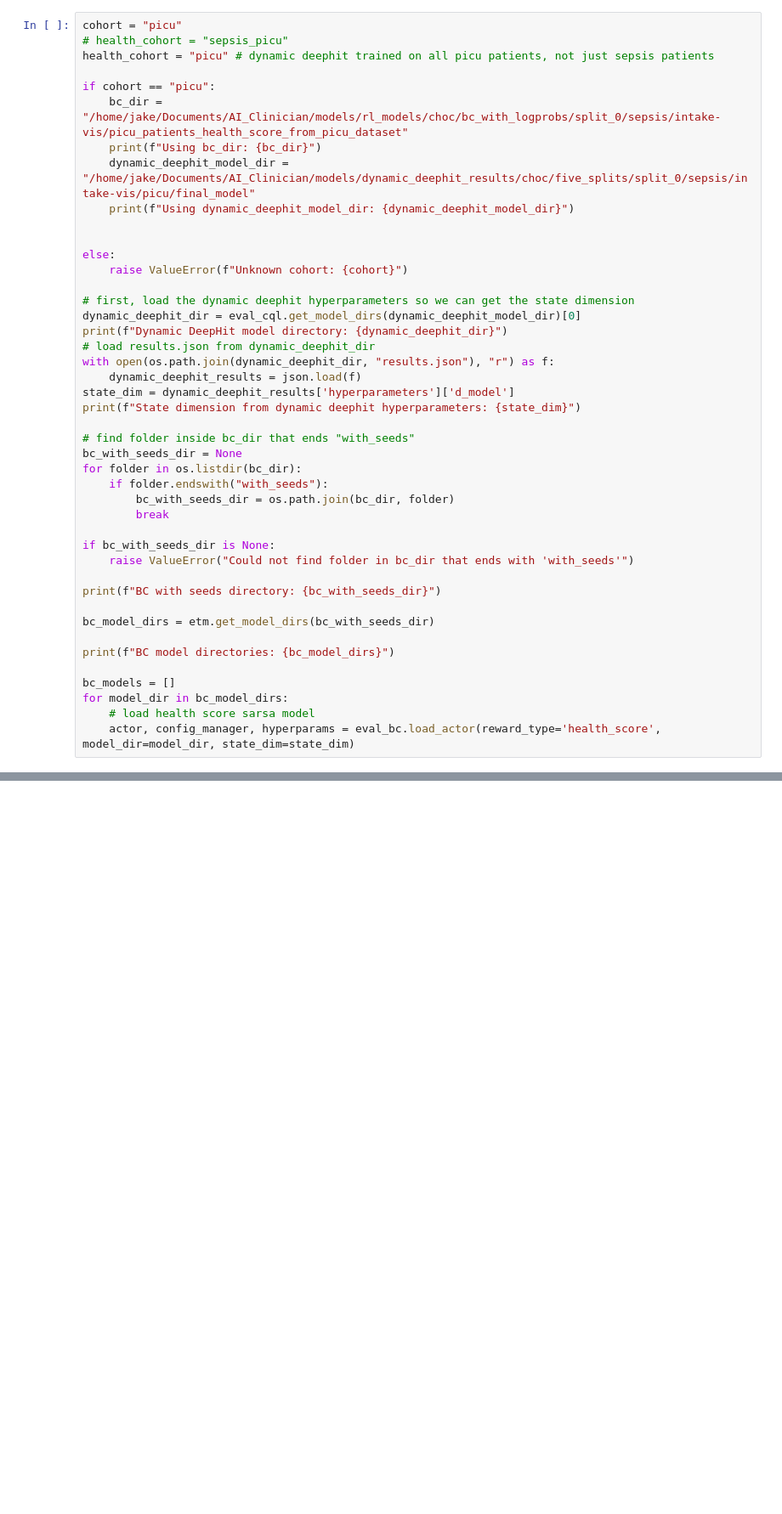
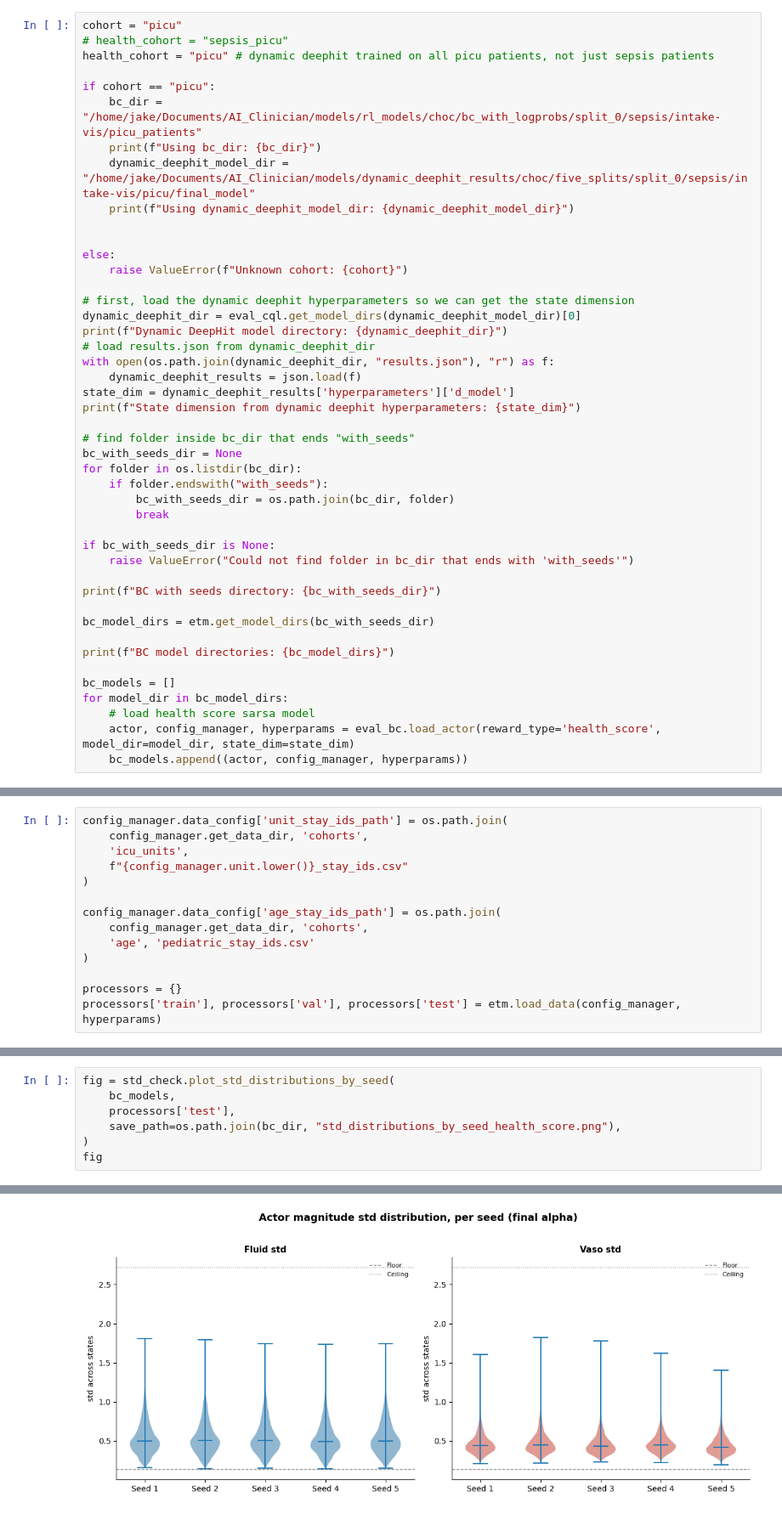
Before and after one commit to jakeormond/ai_clinician_pediatric_rl, a Jupyter notebook: src/rl/evaluate_bc_final_seeds.ipynb, the cells around one changed output, grey strips where cells are left out. Shown at 85% size. Saved outputs shown, nothing was run; the diff lists cells and outputs as text; blank space fills up the shorter version.

```diff
--- a/src/rl/evaluate_bc_final_seeds.ipynb
+++ b/src/rl/evaluate_bc_final_seeds.ipynb
@@ -30,7 +35,7 @@ cohort = "picu"
 health_cohort = "picu" # dynamic deephit trained on all picu patients, not just sepsis patients
 
 if cohort == "picu":
-    bc_dir = "/home/jake/Documents/AI_Clinician/models/rl_models/choc/bc_with_logprobs/split_0/sepsis/intake-vis/picu_patients_health_score_from_picu_dataset"
+    bc_dir = "/home/jake/Documents/AI_Clinician/models/rl_models/choc/bc_with_logprobs/split_0/sepsis/intake-vis/picu_patients"
     print(f"Using bc_dir: {bc_dir}")
     dynamic_deephit_model_dir = "/home/jake/Documents/AI_Clinician/models/dynamic_deephit_results/choc/five_splits/split_0/sepsis/intake-vis/picu/final_model"
     print(f"Using dynamic_deephit_model_dir: {dynamic_deephit_model_dir}")
@@ -68,4 +73,5 @@ bc_models = []
 for model_dir in bc_model_dirs:
     # load health score sarsa model
     actor, config_manager, hyperparams = eval_bc.load_actor(reward_type='health_score', model_dir=model_dir, state_dim=state_dim)
+    bc_models.append((actor, config_manager, hyperparams))
 # %% [output]
@@ -78,0 +97,14 @@ FileNotFoundError: [Errno 2] No such file or directory: '/home/jake/Documents/AI
+# %%
+config_manager.data_config['unit_stay_ids_path'] = os.path.join(
+    config_manager.get_data_dir, 'cohorts',
+    'icu_units',
+    f"{config_manager.unit.lower()}_stay_ids.csv"
+)
+
+config_manager.data_config['age_stay_ids_path'] = os.path.join(
+    config_manager.get_data_dir, 'cohorts',
+    'age', 'pediatric_stay_ids.csv'
+)
+
+processors = {}
+processors['train'], processors['val'], processors['test'] = etm.load_data(config_manager, hyperparams)
@@ -78,0 +198,8 @@ FileNotFoundError: [Errno 2] No such file or directory: '/home/jake/Documents/AI
+# %%
+fig = std_check.plot_std_distributions_by_seed(
+    bc_models,
+    processors['test'],
+    save_path=os.path.join(bc_dir, "std_distributions_by_seed_health_score.png"),
+)
+fig
+# %% [output]
@@ -78,0 +222 @@ FileNotFoundError: [Errno 2] No such file or directory: '/home/jake/Documents/AI
+[figure, added]
```
Also changed, not shown: parts of 16 cells of this notebook, 7 other files.
